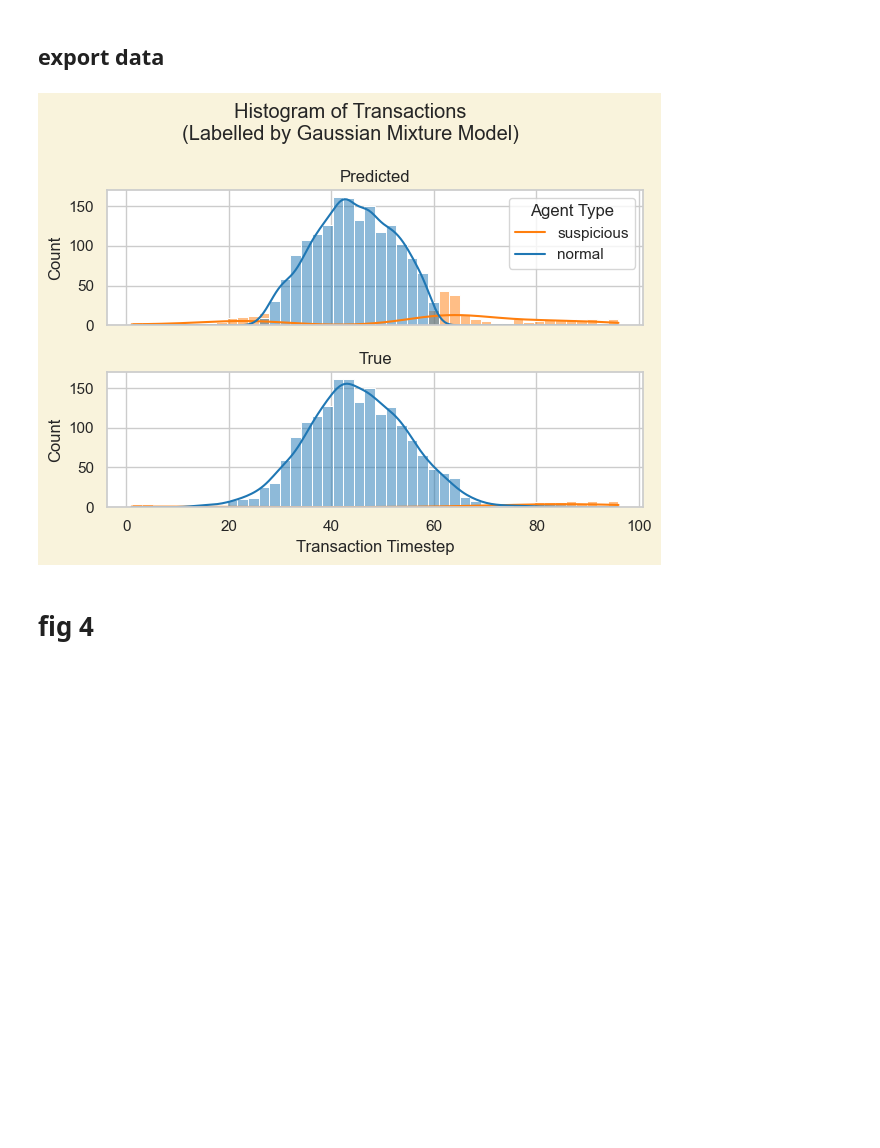
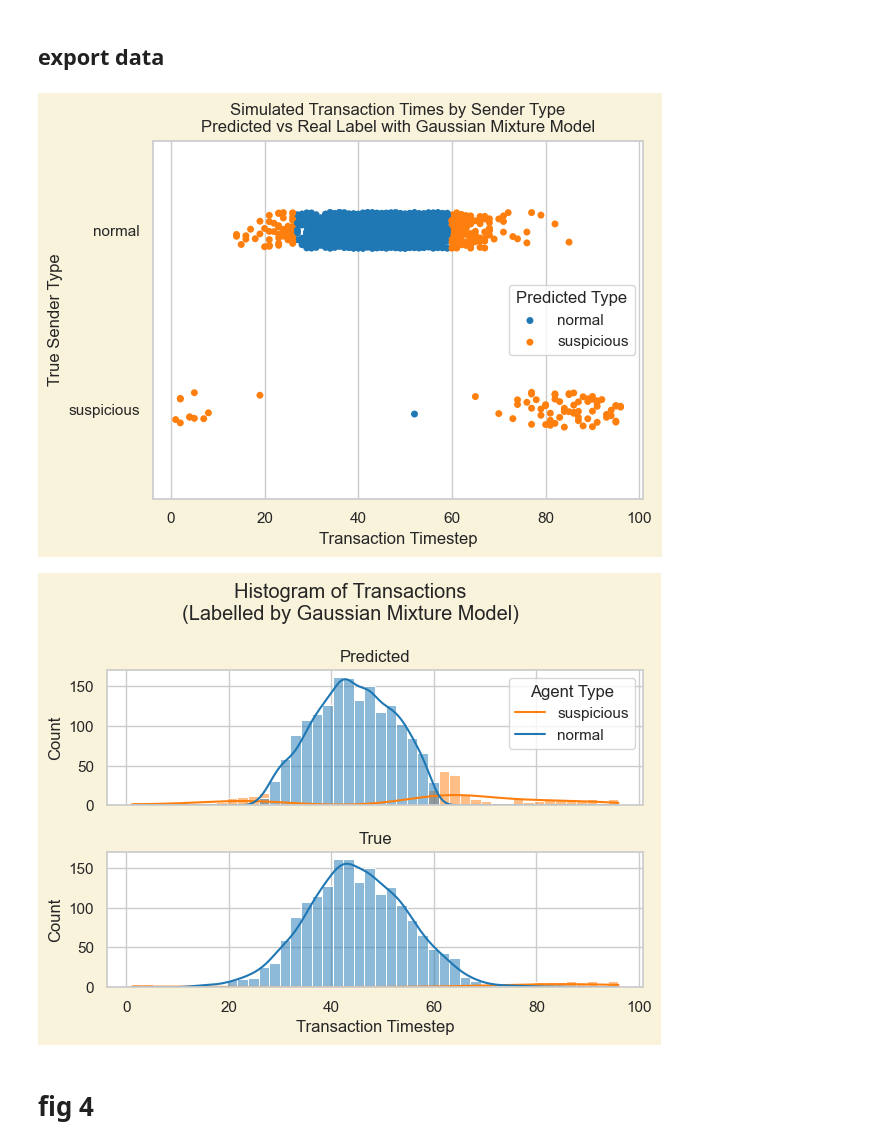
Before and after one commit to nouyang/fake-banking-data, a Jupyter notebook: 0-orchestrate_experiments.ipynb, the cells around one changed output. Cells and saved outputs as stored; diff of their text form; code cells hidden in the pictures; blank space fills up the shorter version.

```diff
--- a/0-orchestrate_experiments.ipynb
+++ b/0-orchestrate_experiments.ipynb
@@ -73,13 +71,14 @@ if not NOTIME:
 # %%
 # outlier classifier: decision tree
 importlib.reload(abm)
 #abm.BankExpsCollection.gen_data_for_outlier_classif()
 #abm.OutlierDetection.create_1d_X_from_files()
 fig1, fig2 = abm.OutlierDetection.gen_gaussian_mixture_figs()
-#display(fig1)
+display(fig1)
 display(fig2)
 # %% [output]
-[figure, old version]
+[figure, new version]
+[figure, added]
 # %% [markdown]
 # fig 4
 # %%
```
Also changed, not shown: parts of 9 cells of this notebook, 5 other files.
